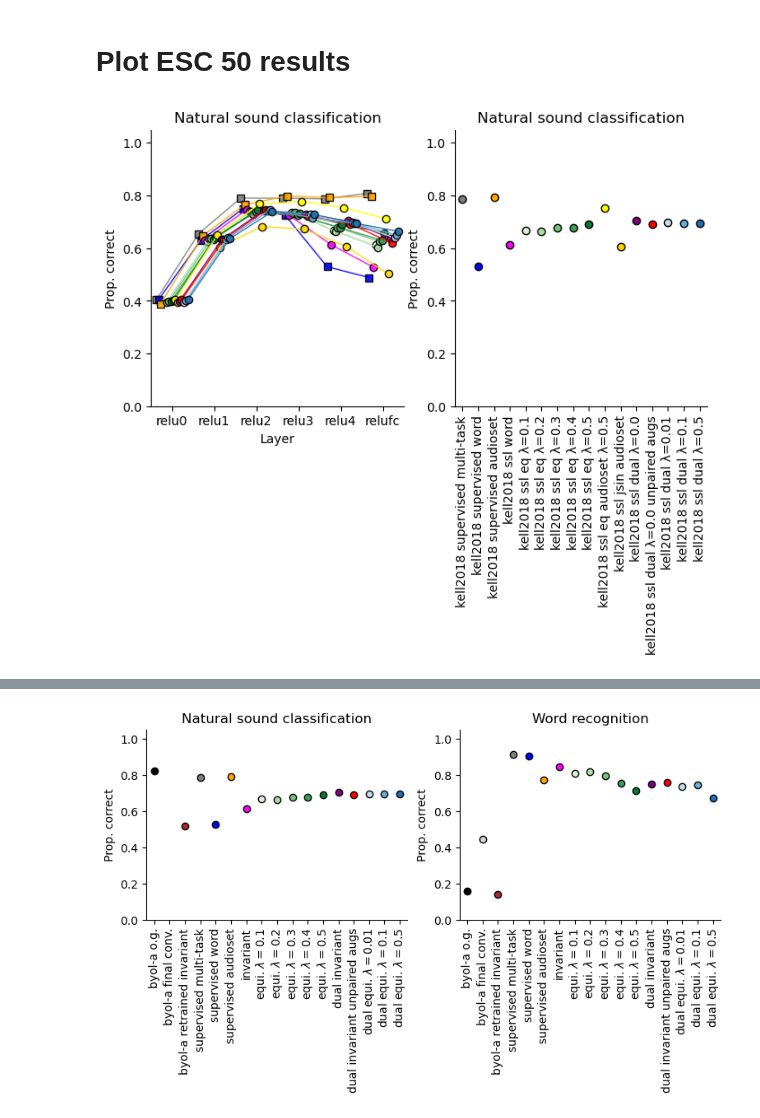
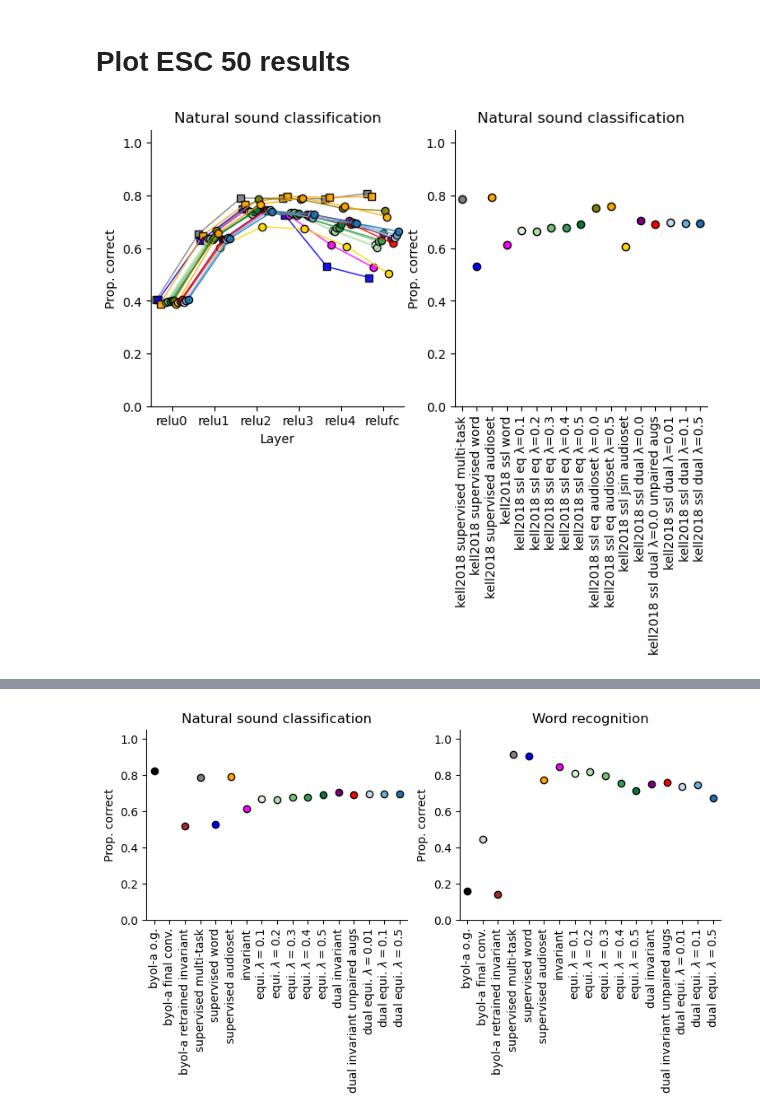
Before and after one commit to Feather-Lab/audio-ssl, a Jupyter notebook: notebooks/plot_model_performance_summary.ipynb, the cells around one changed output, grey strips where cells are left out. Drawn from its saved outputs; the diff is of its cells as text; code cells hidden in the pictures.

```diff
--- a/notebooks/plot_model_performance_summary.ipynb
+++ b/notebooks/plot_model_performance_summary.ipynb
@@ -477,6 +412,7 @@ hue_order = [
     'kell2018 ssl eq λ=0.3',
     'kell2018 ssl eq λ=0.4',
     'kell2018 ssl eq λ=0.5',
+    'kell2018 ssl eq audioset λ=0.0',
     'kell2018 ssl eq audioset λ=0.5',
     'kell2018 ssl jsin audioset',
 
@@ -496,27 +432,14 @@ marker_palette = ['s' if 'supervised' in model else 'o' for model in hue_order]
 hue_dict = {}
 hue_dict['kell2018 supervised word'] = 'blue'
 hue_dict['kell2018 supervised audioset'] = 'orange'
-hue_dict['kell2018 ssl eq audioset λ=0.5'] = 'yellow'
+hue_dict['kell2018 ssl eq audioset λ=0.0'] = 'olive'
+hue_dict['kell2018 ssl eq audioset λ=0.5'] = 'orange'
 hue_dict['kell2018 ssl jsin audioset'] = 'gold'
 hue_dict['kell2018 supervised multi-task'] = 'grey'
 hue_dict['kell2018 ssl word'] = 'magenta'
 hue_dict['kell2018 ssl dual λ=0.0'] = 'purple'
 hue_dict['kell2018 ssl dual λ=0.0 unpaired augs'] = 'red'
 # hue_dict['kell2018 dual equivariant 5e-01'] = 'olive'
-
-
-# for name in hue_order:
-#     name = name.replace('kell2018 ', '')
-#     if "e-0" in name:
-#         lmbda = name.split(' ')[-1]
-#         if 'dual' in name:
-#             name = f"dual equi. $\\lambda=${float(lmbda)}"
-#         else:
-#             name = f"equi. $\\lambda=${float(lmbda)}"
-
-#     model_names_for_x.append(name)
-
-
 
 layer_order = [
             'relu0', 'relu1', 'relu2', 'relu3', 'relu4', 'relufc'
@@ -533,11 +456,6 @@ dual_equi_color_dict = dict(zip(dual_equi_model_list, dual_equi_palette))
 hue_dict = {**hue_dict, **equi_color_dict, **dual_equi_color_dict}
 
 esc_50_to_plot = df[(df.arch_class == 'kell2018') & (~df.overall_acc.isna()) & (df.test_layer.str.contains('relu'))]
-
-# esc_50_to_plot = esc_50_to_plot.sort_values('overall_acc', ascending=False).drop_duplicates('model_name')
-
-# esc_50_to_plot = esc_50_to_plot.loc[esc_50_to_plot['test_layer'].map({k: i for i, k in enumerate(kell2018_layer_order)}) \
-#                 .sort_values().index]
 
 fig, axes = plt.subplots(1,2,figsize=(8,4))
 
@@ -559,34 +477,34 @@ g = sns.pointplot(data=esc_50_to_plot,
                 #  height=4,
                  )
 g.set(ylim=(0, 1.05), title="Natural sound classification", ylabel='Prop. correct', xlabel='Layer')
 
 test_layers = ['relu4', 'final', 'avgpool']
 
 to_plot = esc_50_to_plot[(esc_50_to_plot.model_name.isin(hue_order)) & esc_50_to_plot.test_layer.isin(test_layers)]
 to_plot = to_plot[~((to_plot.model_name.str.contains('kell')) & to_plot.test_layer.str.contains('avgpool'))]
 # models_for_esc = ['kell2018 supervised word', 'kell2018 supervised multi-task', 'byol-a ']
 # esc_50_to_plot = esc_50_to_plot[esc_50_to_plot.model_name.str.contains('kell2018|byola')]
 g = sns.pointplot(data=to_plot,
                 order=hue_order,
                 x='model_name',
                 y='overall_acc',
                 # col='arch_class',
                 hue="model_name",
                 palette=hue_dict,
                 # markers=marker_palette,
                 # hue_order=hue_order,
                 # height=4,
                 ax = axes[1],
                 mec='k',
                 mew=1,
                 lw=1, ms=6
                 )
 
 g.set_xticklabels(labels=hue_order, rotation=90, ) #ha='right', rotation_mode='anchor')
 g.set(ylim=(0., 1.05), title="Natural sound classification", ylabel='Prop. correct', xlabel='')
 sns.despine()
 # %% [output]
-[figure, old version]
+[figure, new version]
 # %%
 hue_order = [
     # Supervised
```
Also changed, not shown: parts of 8 cells of this notebook, 3 other files.
